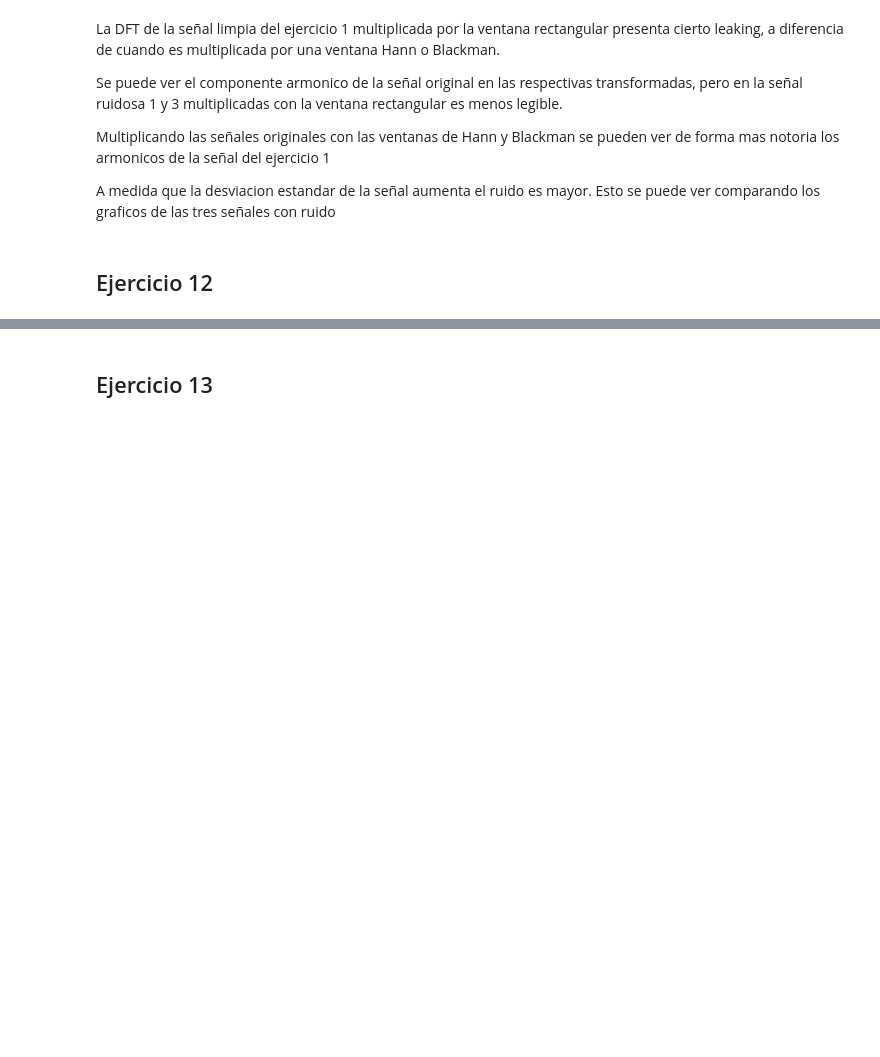
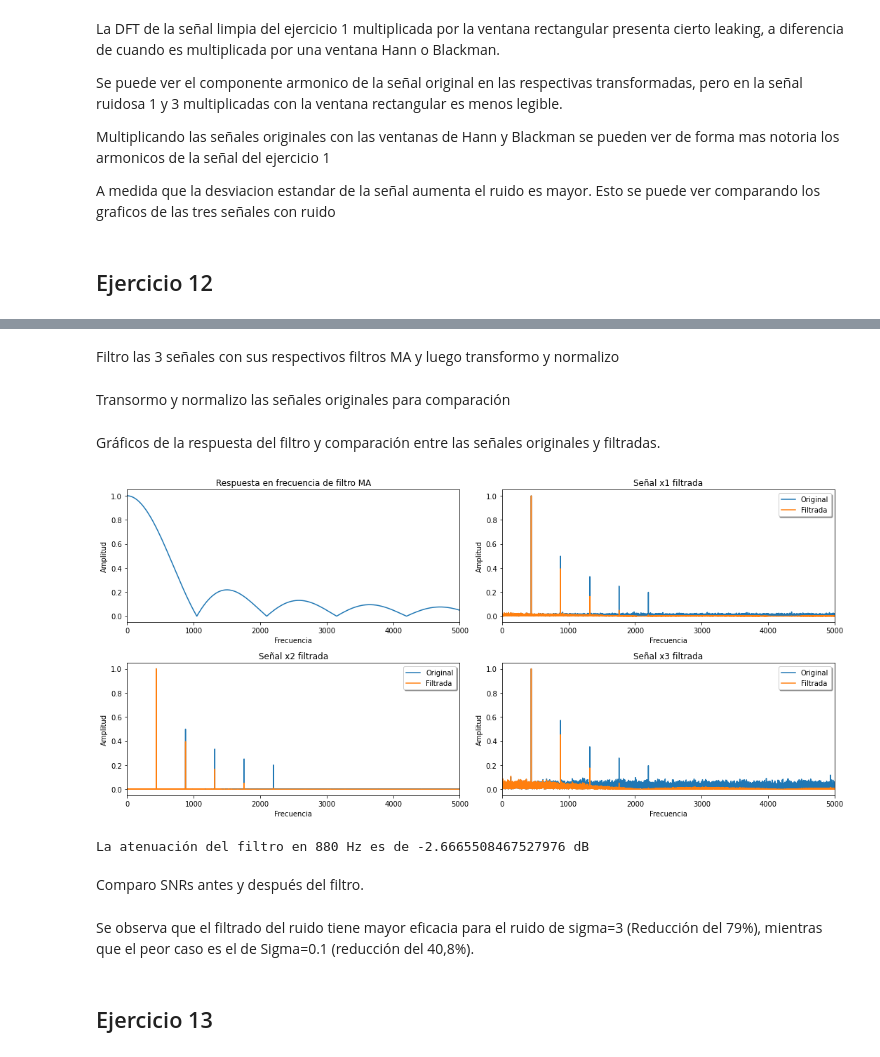
Before and after one commit to martinhaimovich2010/TP1_DSP, a Jupyter notebook: TP1_DSP_Haimovich_Veiga.ipynb, the cells around one changed output, grey strips where cells are left out. Drawn from its saved outputs; the diff is of its cells as text; code cells hidden in the pictures; blank space fills up the shorter version.

```diff
--- a/TP1_DSP_Haimovich_Veiga.ipynb
+++ b/TP1_DSP_Haimovich_Veiga.ipynb
@@ -1213,0 +1316,73 @@ A medida que la desviacion estandar de la señal aumenta el ruido es mayor. Esto
+# %% [markdown]
+Filtro las 3 señales con sus respectivos filtros MA y luego transformo y normalizo
+# %%
+AX1_filt880 = mediamovildr(AX1, M_minus3dB_AX1)
+AX2_filt880 = mediamovildr(AX2, M_minus3dB_AX2)
+AX3_filt880 = mediamovildr(AX3, M_minus3dB_AX3)
+
+AX1_filt880_fft = np.abs(rfft(AX1_filt880))
+AX2_filt880_fft = np.abs(rfft(AX2_filt880))
+AX3_filt880_fft = np.abs(rfft(AX3_filt880))
+
+AX1_filt880_fft = AX1_filt880_fft / np.amax(AX1_filt880_fft)
+AX2_filt880_fft = AX2_filt880_fft / np.amax(AX2_filt880_fft)
+AX3_filt880_fft = AX3_filt880_fft / np.amax(AX3_filt880_fft)
+# %% [markdown]
+Transormo y normalizo las señales originales para comparación
+# %%
+AX1_fft = np.abs(rfft(AX1))
+AX2_fft = np.abs(rfft(AX2))
+AX3_fft = np.abs(rfft(AX3))
+
+AX1_fft = AX1_fft / np.amax(AX1_fft)
+AX2_fft = AX2_fft / np.amax(AX2_fft)
+AX3_fft = AX3_fft / np.amax(AX3_fft)
+# %% [markdown]
+Gráficos de la respuesta del filtro y comparación entre las señales originales y filtradas.
+# %%
+plt.figure(22,figsize=(15,7))
+plt.subplot(2,2,1)
+plt.title('Respuesta en frecuencia de filtro MA')
+plt.xlabel('Frecuencia')
+plt.ylabel('Amplitud')
+plt.plot(f,MA_3dB_880_res)
+plt.xlim(0,5000)
+
+f_AX = np.arange(0, fs//2, (fs//2)/len(AX1_filt880_fft))
+
+plt.subplot(2,2,2)
+plt.title('Señal x1 filtrada')
+plt.xlabel('Frecuencia')
+plt.ylabel('Amplitud')
+plt.plot(f_AX,AX1_fft, label='Original')
+plt.plot(f_AX,AX1_filt880_fft, label='Filtrada')
+plt.legend(loc='upper right', shadow=True)
+plt.xlim(0,5000)
+
+plt.subplot(2,2,3)
+plt.title('Señal x2 filtrada')
+plt.xlabel('Frecuencia')
+plt.ylabel('Amplitud')
+plt.plot(f_AX,AX2_fft, label='Original')
+plt.plot(f_AX,AX2_filt880_fft, label='Filtrada')
+plt.legend(loc='upper right', shadow=True)
+plt.xlim(0,5000)
+
+plt.subplot(2,2,4)
+plt.title('Señal x3 filtrada')
+plt.xlabel('Frecuencia')
+plt.ylabel('Amplitud')
+plt.plot(f_AX,AX3_fft, label='Original')
+plt.plot(f_AX,AX3_filt880_fft, label='Filtrada')
+plt.legend(loc='upper right', shadow=True)
+plt.xlim(0,5000)
+
+plt.tight_layout()
+plt.show()
+
+print('La atenuación del filtro en 880 Hz es de', dBreduction_MA_f(AX1,M_minus3dB_AX1,880), 'dB')
+# %% [output]
+[figure, added]
+La atenuación del filtro en 880 Hz es de -2.6665508467527976 dB
+# %% [markdown]
+Comparo SNRs antes y después del filtro.
@@ -1214,2 +1410,4 @@ A medida que la desviacion estandar de la señal aumenta el ruido es mayor. Esto
+# %% [markdown]
+Se observa que el filtrado del ruido tiene mayor eficacia para el ruido de sigma=3 (Reducción del 79%), mientras que el peor caso es el de Sigma=0.1 (reducción del 40,8%).
 # %% [markdown]
 ## Ejercicio 13
```
Also changed, not shown: parts of 25 cells of this notebook, 1 other file.
